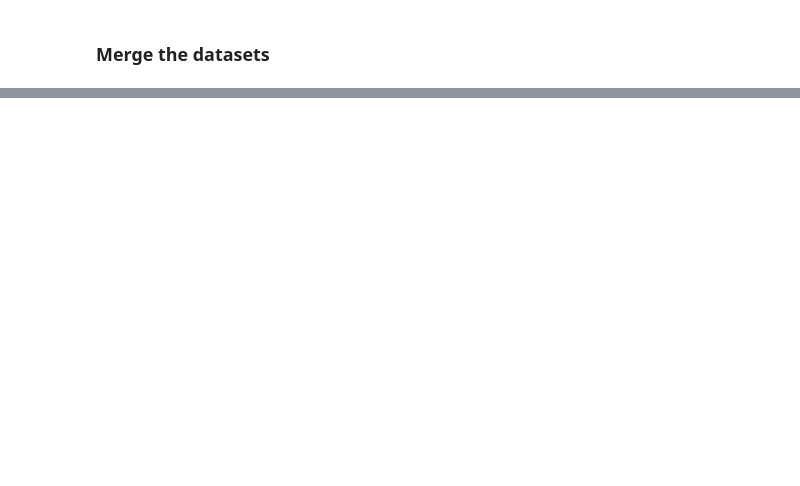
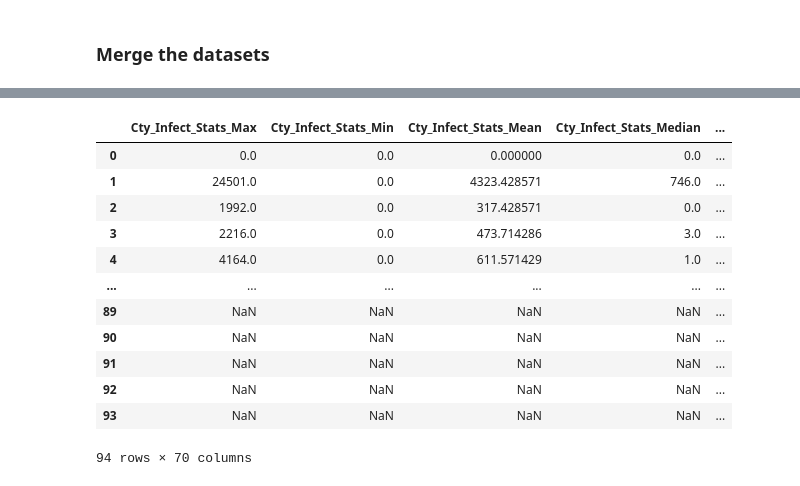
Before and after one commit to tlenzmeier58/Project_1, a Jupyter notebook: working.ipynb, the cells around one changed output, grey strips where cells are left out. Saved outputs shown, nothing was run; the diff lists cells and outputs as text; code cells hidden in the pictures; blank space fills up the shorter version.

```diff
--- a/working.ipynb
+++ b/working.ipynb
@@ -192,0 +437,10 @@ merged_df
+# %%
+# Statistics by county
+#lief's groupby
+merged_county_gb = merged_df.groupby(["County"])
+
+county_pop_stats = merged_county_gb["Population"].agg(["max", "min", "mean", np.median, "var", "std", "sem"])
+county_pov_stats = merged_county_gb["Poverty"].agg(["max", "min", "mean", np.median, "var", "std", "sem"])
+county_inf_stats = merged_county_gb["Infections"].agg(["max", "min", "mean", np.median, "var", "std", "sem"])
+county_pov_rate_stats = merged_county_gb["Poverty Rate"].agg(["max", "min", "mean", np.median, "var", "std", "sem"])
+county_inf_rate_stats = merged_county_gb["Infection Rate"].agg(["max", "min", "mean", np.median, "var", "std", "sem"])
@@ -192,0 +653,19 @@ merged_df
+# %%
+#merge both race data and county data
+
+county_race_df = pd.merge(merged_county_data, merged_race_pov_inf_pop, left_on=['County'] , right_on=['Race'], how='outer')
+county_race_df
+# %% [output]
+|  | Cty_Infect_Stats_Max | Cty_Infect_Stats_Min | Cty_Infect_Stats_Mean | Cty_Infect_Stats_Median | ... |
+| 0 | 0.0 | 0.0 | 0.000000 | 0.0 | ... |
+| 1 | 24501.0 | 0.0 | 4323.428571 | 746.0 | ... |
+| 2 | 1992.0 | 0.0 | 317.428571 | 0.0 | ... |
+| 3 | 2216.0 | 0.0 | 473.714286 | 3.0 | ... |
+| 4 | 4164.0 | 0.0 | 611.571429 | 1.0 | ... |
+| ... | ... | ... | ... | ... | ... |
+| 89 | NaN | NaN | NaN | NaN | ... |
+| 90 | NaN | NaN | NaN | NaN | ... |
+| 91 | NaN | NaN | NaN | NaN | ... |
+| 92 | NaN | NaN | NaN | NaN | ... |
+| 93 | NaN | NaN | NaN | NaN | ... |
+94 rows × 70 columns
```
Also changed, not shown: parts of 28 cells of this notebook.
